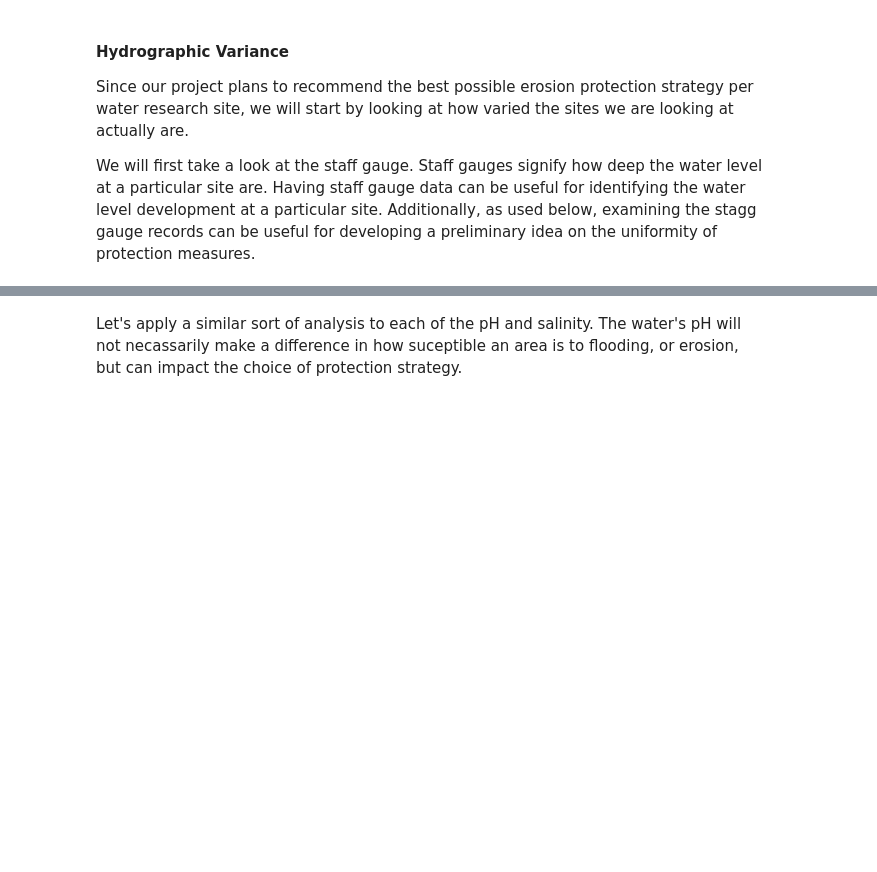
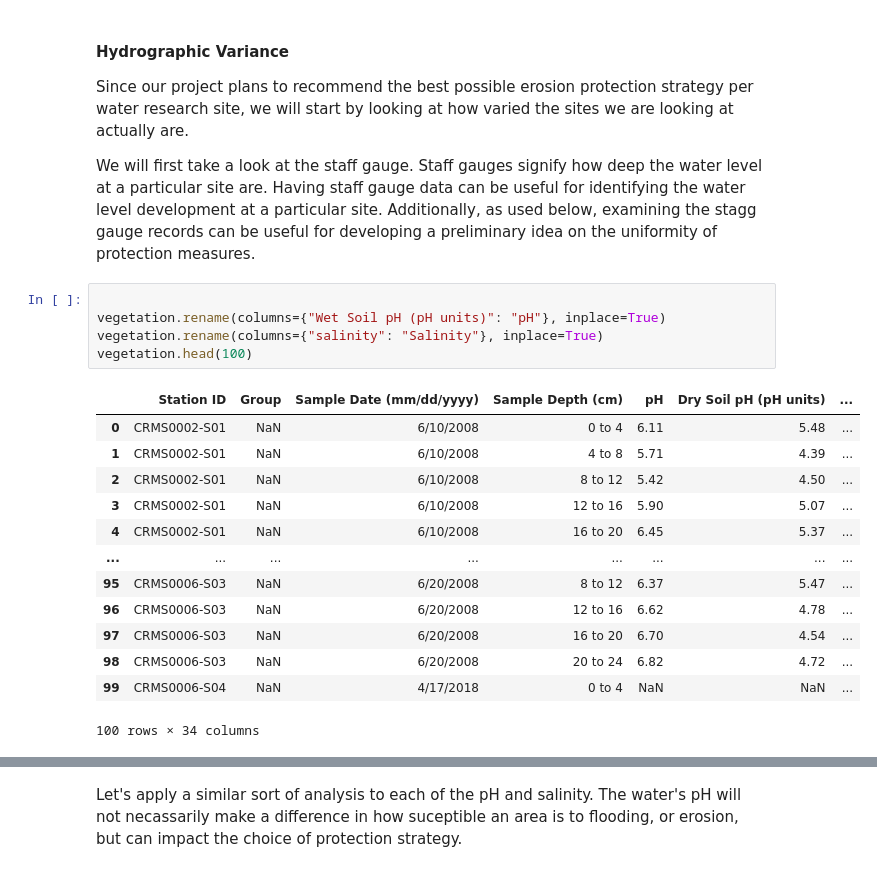
Before and after one commit to MinaSSaleh/MinaSSaleh.github.io, a Jupyter notebook: FinalTutorial.ipynb, the cells around one changed output, grey strips where cells are left out. Drawn from its saved outputs; the diff is of its cells as text; blank space fills up the shorter version.

```diff
--- a/FinalTutorial.ipynb
+++ b/FinalTutorial.ipynb
@@ -337,6 +365,25 @@ ax.legend();
 Since our project plans to recommend the best possible erosion protection strategy per water research site, we will start by looking at how varied the sites we are looking at actually are.
 
 We will first take a look at the staff gauge. Staff gauges signify how deep the water level at a particular site are. Having staff gauge data can be useful for identifying the water level development at a particular site. Additionally, as used below, examining the stagg gauge records can be useful for developing a preliminary idea on the uniformity of protection measures.
+# %%
+
+vegetation.rename(columns={"Wet Soil pH (pH units)": "pH"}, inplace=True)
+vegetation.rename(columns={"salinity": "Salinity"}, inplace=True)
+vegetation.head(100)
+# %% [output]
+|  | Station ID | Group | Sample Date (mm/dd/yyyy) | Sample Depth (cm) | pH | Dry Soil pH (pH units) | ... |
+| 0 | CRMS0002-S01 | NaN | 6/10/2008 | 0 to 4 | 6.11 | 5.48 | ... |
+| 1 | CRMS0002-S01 | NaN | 6/10/2008 | 4 to 8 | 5.71 | 4.39 | ... |
+| 2 | CRMS0002-S01 | NaN | 6/10/2008 | 8 to 12 | 5.42 | 4.50 | ... |
+| 3 | CRMS0002-S01 | NaN | 6/10/2008 | 12 to 16 | 5.90 | 5.07 | ... |
+| 4 | CRMS0002-S01 | NaN | 6/10/2008 | 16 to 20 | 6.45 | 5.37 | ... |
+| ... | ... | ... | ... | ... | ... | ... | ... |
+| 95 | CRMS0006-S03 | NaN | 6/20/2008 | 8 to 12 | 6.37 | 5.47 | ... |
+| 96 | CRMS0006-S03 | NaN | 6/20/2008 | 12 to 16 | 6.62 | 4.78 | ... |
+| 97 | CRMS0006-S03 | NaN | 6/20/2008 | 16 to 20 | 6.70 | 4.54 | ... |
+| 98 | CRMS0006-S03 | NaN | 6/20/2008 | 20 to 24 | 6.82 | 4.72 | ... |
+| 99 | CRMS0006-S04 | NaN | 4/17/2018 | 0 to 4 | NaN | NaN | ... |
+100 rows × 34 columns
 # %%
 fig, ax = plt.subplots(1, 2, figsize=(20,5))
 hydro["Staff Gauge (ft)"].plot.box(ax = ax[0], title="Variance of staff gauges")
```
Also changed, not shown: parts of 14 cells of this notebook.
